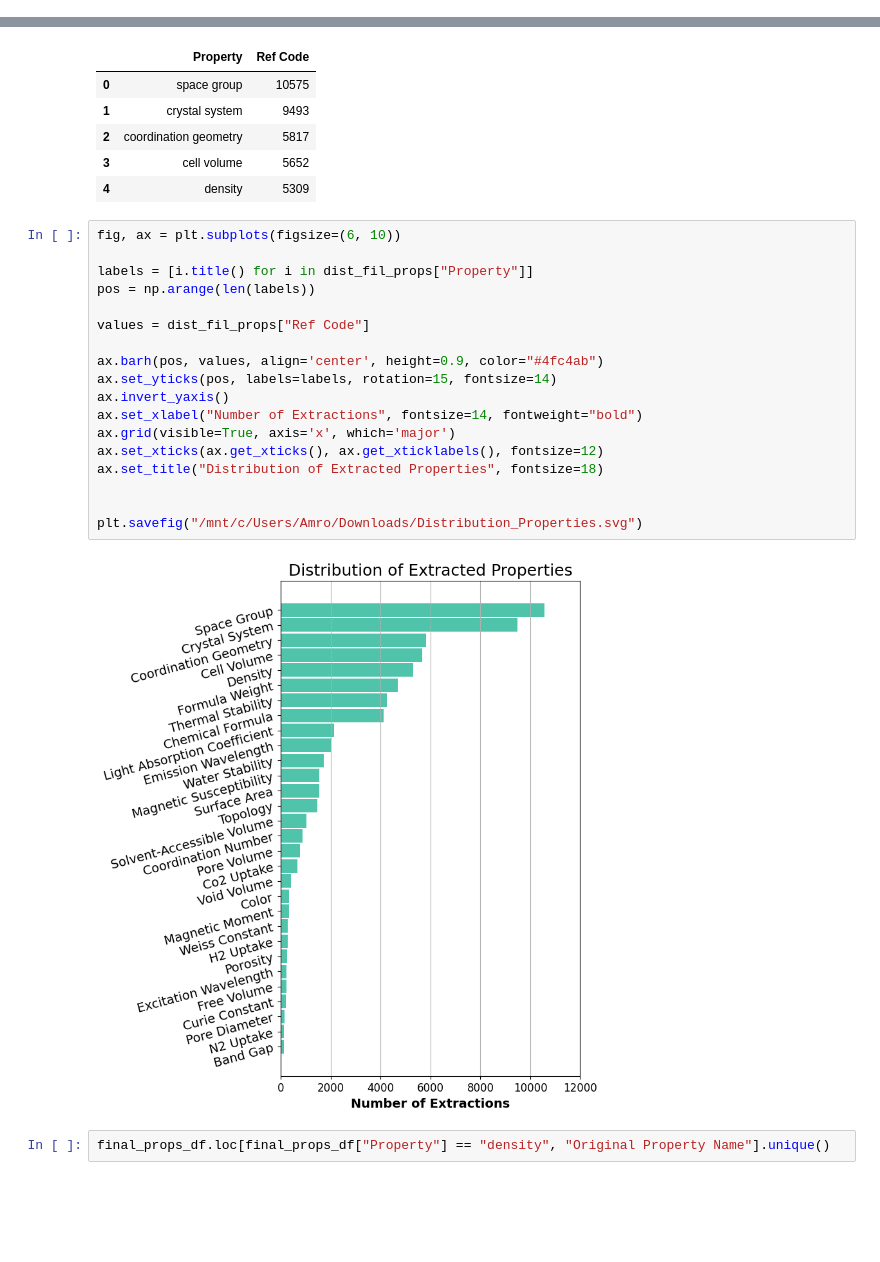
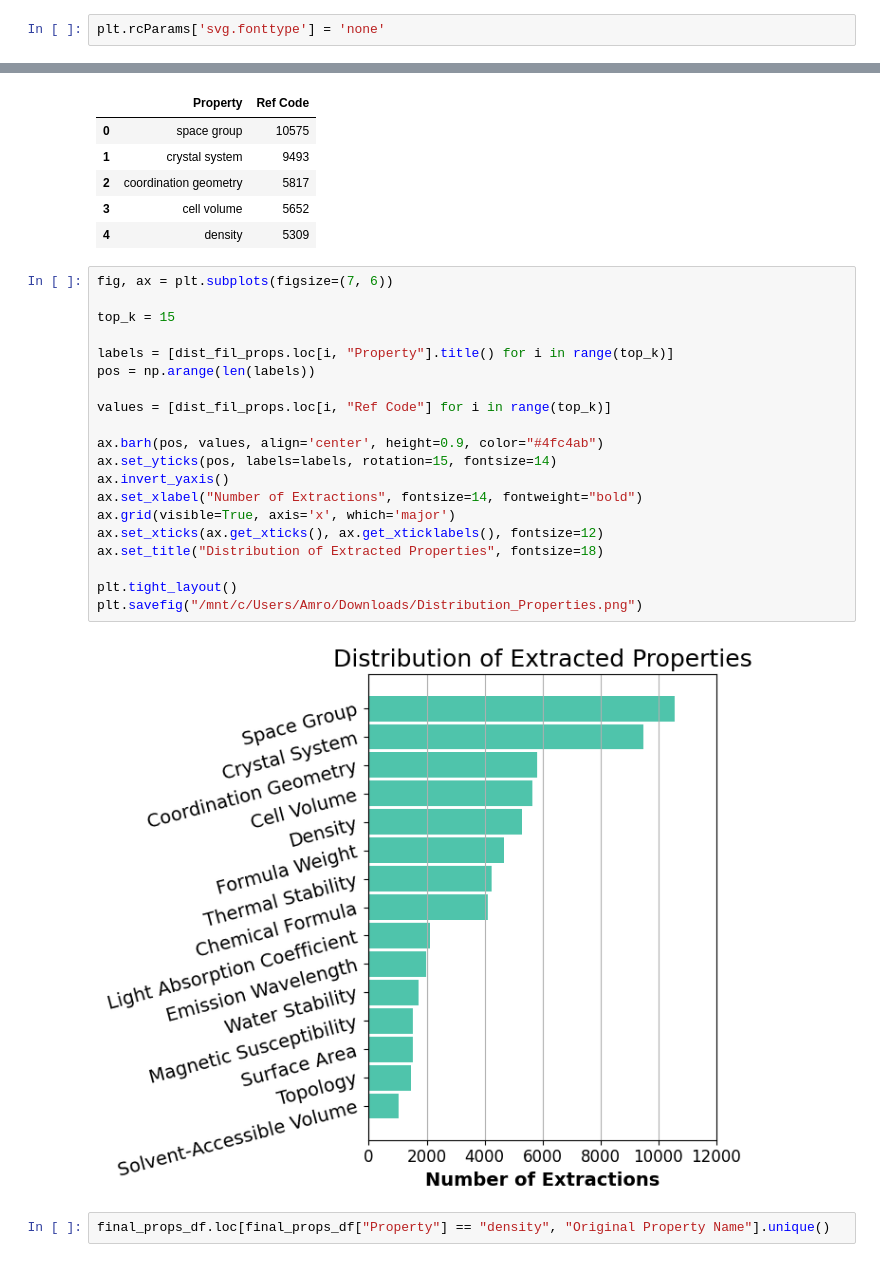
Before and after one commit to AI4ChemS/MOF_ChemUnity, a Jupyter notebook: ChemUnity_Visualizations.ipynb, the cells around one changed output, grey strips where cells are left out. Drawn from its saved outputs; the diff is of its cells as text; blank space fills up the shorter version.

```diff
--- a/ChemUnity_Visualizations.ipynb
+++ b/ChemUnity_Visualizations.ipynb
@@ -14,6 +13,8 @@ doi_pub_df = pd.read_csv("/mnt/c/Users/Amro/Downloads/DOI_Publisher.csv")
 ws_df = pd.read_csv("/mnt/c/Users/Amro/Downloads/water_stability.csv")
 
 ws24_df = pd.read_csv("/mnt/c/Users/Amro/Downloads/labels.csv")
+# %%
+plt.rcParams['svg.fonttype'] = 'none'
 # %% [markdown]
 ## Examining Property Extraction
 # %% [markdown]
@@ -388,25 +418,27 @@ dist_fil_props.head()
 | 3 | cell volume | 5652 |
 | 4 | density | 5309 |
 # %%
-fig, ax = plt.subplots(figsize=(6, 10))
+fig, ax = plt.subplots(figsize=(7, 6))
 
-labels = [i.title() for i in dist_fil_props["Property"]]
+top_k = 15
+
+labels = [dist_fil_props.loc[i, "Property"].title() for i in range(top_k)]
 pos = np.arange(len(labels))
 
-values = dist_fil_props["Ref Code"]
+values = [dist_fil_props.loc[i, "Ref Code"] for i in range(top_k)]
 
 ax.barh(pos, values, align='center', height=0.9, color="#4fc4ab")
 ax.set_yticks(pos, labels=labels, rotation=15, fontsize=14)
 ax.invert_yaxis()
 ax.set_xlabel("Number of Extractions", fontsize=14, fontweight="bold")
 ax.grid(visible=True, axis='x', which='major')
 ax.set_xticks(ax.get_xticks(), ax.get_xticklabels(), fontsize=12)
 ax.set_title("Distribution of Extracted Properties", fontsize=18)
 
-
-plt.savefig("/mnt/c/Users/Amro/Downloads/Distribution_Properties.svg")
+plt.tight_layout()
+plt.savefig("/mnt/c/Users/Amro/Downloads/Distribution_Properties.png")
 # %% [output]
-[figure, old version]
+[figure, new version]
 # %%
 final_props_df.loc[final_props_df["Property"] == "density", "Original Property Name"].unique()
 # %% [output]
```
Also changed, not shown: parts of 17 cells of this notebook, 1 other file.
